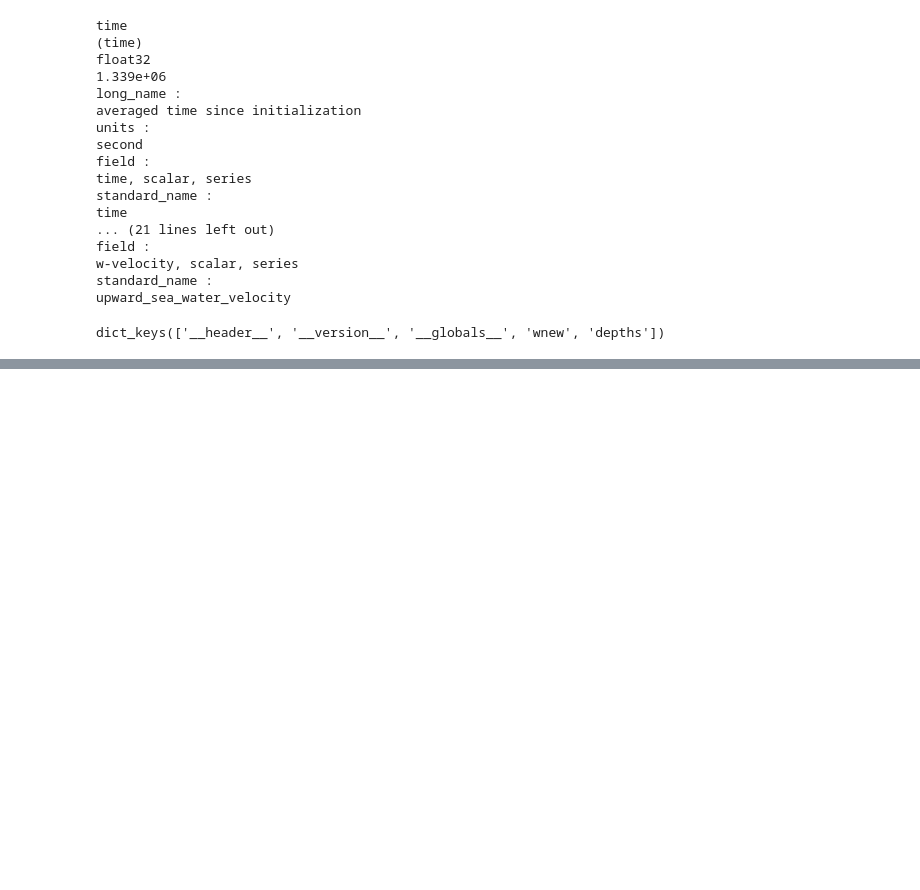
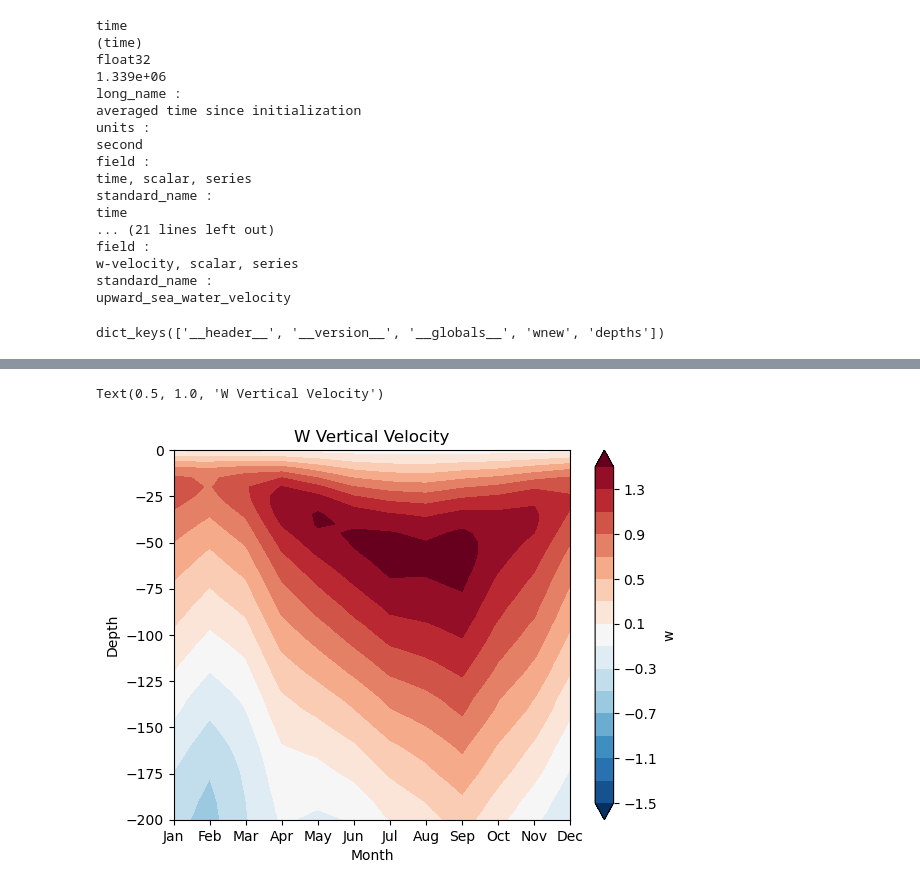
Before and after one commit to danliba/Upwelling_paper, a Jupyter notebook: Upwelling_w_profile.ipynb, the cells around one changed output, grey strips where cells are left out. Drawn from its saved outputs; the diff is of its cells as text; code cells hidden in the pictures; blank space fills up the shorter version.

```diff
--- a/Upwelling_w_profile.ipynb
+++ b/Upwelling_w_profile.ipynb
@@ -108,0 +117,23 @@ wmld_ds.isel(time=20).sel(depth=slice(0,-300)).wmld.plot(y='depth')
+# %%
+W_mmean = w_ds.groupby('time.month').mean(dim='time')
+W_anomaly = w_ds.groupby('time.month') - W_mmean
+W_mmean = W_mmean * 86400
+# %%
+from matplotlib.colors import TwoSlopeNorm
+
+norm = TwoSlopeNorm(vmin=-1.5, vcenter=0, vmax=1.5)
+levels=np.arange(-1.5,1.5+0.2,0.2)
+
+W_mmean.sel(depth=slice(0,-200)).w.plot.contourf(y="depth",norm=norm, extend='both',levels=np.round(levels,1))
+
+months = ['Jan', 'Feb', 'Mar', 'Apr', 'May', 'Jun', 'Jul', 'Aug', 'Sep', 'Oct', 'Nov', 'Dec'];
+_=plt.xticks(range(1,13), months)
+
+plt.xlabel('Month')
+plt.ylabel('Depth')
+plt.title('W Vertical Velocity')
+
+# plt.savefig('Figures/W_velocity_nhindcast'+'.png', format='png', dpi=300, transparent=False, bbox_inches='tight')
+# %% [output]
+Text(0.5, 1.0, 'W Vertical Velocity')
+[figure, added]
```
Also changed, not shown: parts of 15 cells of this notebook, 3 other files.
